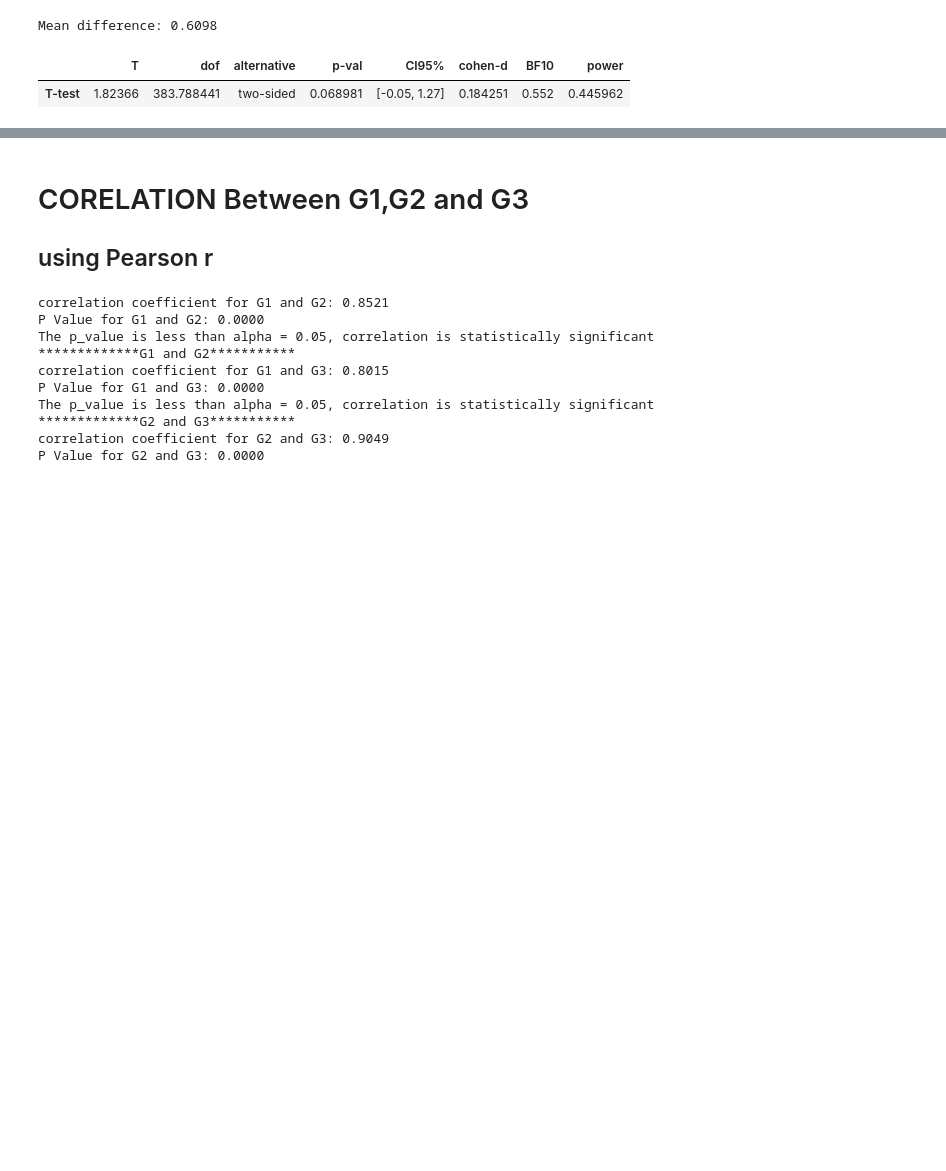
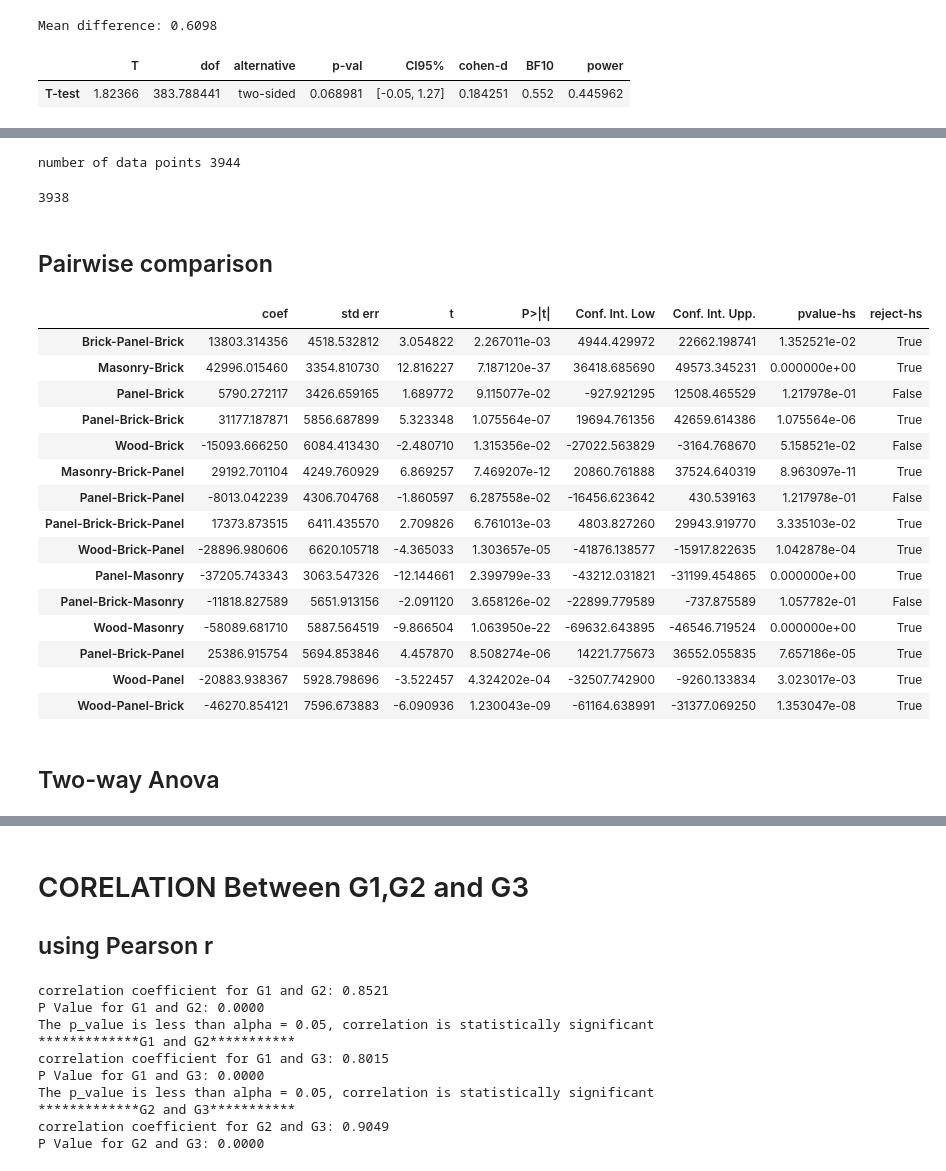
Before and after one commit to sandramwende/Statistics-in-python, a Jupyter notebook: statistics with python.ipynb, the cells around one changed output, grey strips where cells are left out. Saved outputs shown, nothing was run; the diff lists cells and outputs as text; code cells hidden in the pictures; blank space fills up the shorter version.

```diff
--- a/statistics with python.ipynb
+++ b/statistics with python.ipynb
@@ -333,0 +460,5 @@ Mean difference: 0.6098
+# %%
+model = ols('price ~ house_type', data = real_estate).fit()
+
+aov_table = sm.stats.anova_lm(model, typ=2)
+aov_table
@@ -333,0 +479,33 @@ Mean difference: 0.6098
+# %%
+print('number of data points', real_estate.shape[0])
+# %% [output]
+number of data points 3944
+# %%
+## df
+3944 - 6
+# %% [output]
+3938
+# %% [markdown]
+## Pairwise comparison
+# %%
+pair_t = model.t_test_pairwise('house_type')
+pair_t.result_frame
+# %% [output]
+|  | coef | std err | t | P>|t| | Conf. Int. Low | Conf. Int. Upp. | pvalue-hs | reject-hs |
+| Brick-Panel-Brick | 13803.314356 | 4518.532812 | 3.054822 | 2.267011e-03 | 4944.429972 | 22662.198741 | 1.352521e-02 | True |
+| Masonry-Brick | 42996.015460 | 3354.810730 | 12.816227 | 7.187120e-37 | 36418.685690 | 49573.345231 | 0.000000e+00 | True |
+| Panel-Brick | 5790.272117 | 3426.659165 | 1.689772 | 9.115077e-02 | -927.921295 | 12508.465529 | 1.217978e-01 | False |
+| Panel-Brick-Brick | 31177.187871 | 5856.687899 | 5.323348 | 1.075564e-07 | 19694.761356 | 42659.614386 | 1.075564e-06 | True |
+| Wood-Brick | -15093.666250 | 6084.413430 | -2.480710 | 1.315356e-02 | -27022.563829 | -3164.768670 | 5.158521e-02 | False |
+| Masonry-Brick-Panel | 29192.701104 | 4249.760929 | 6.869257 | 7.469207e-12 | 20860.761888 | 37524.640319 | 8.963097e-11 | True |
+| Panel-Brick-Panel | -8013.042239 | 4306.704768 | -1.860597 | 6.287558e-02 | -16456.623642 | 430.539163 | 1.217978e-01 | False |
+| Panel-Brick-Brick-Panel | 17373.873515 | 6411.435570 | 2.709826 | 6.761013e-03 | 4803.827260 | 29943.919770 | 3.335103e-02 | True |
+| Wood-Brick-Panel | -28896.980606 | 6620.105718 | -4.365033 | 1.303657e-05 | -41876.138577 | -15917.822635 | 1.042878e-04 | True |
+| Panel-Masonry | -37205.743343 | 3063.547326 | -12.144661 | 2.399799e-33 | -43212.031821 | -31199.454865 | 0.000000e+00 | True |
+| Panel-Brick-Masonry | -11818.827589 | 5651.913156 | -2.091120 | 3.658126e-02 | -22899.779589 | -737.875589 | 1.057782e-01 | False |
+| Wood-Masonry | -58089.681710 | 5887.564519 | -9.866504 | 1.063950e-22 | -69632.643895 | -46546.719524 | 0.000000e+00 | True |
+| Panel-Brick-Panel | 25386.915754 | 5694.853846 | 4.457870 | 8.508274e-06 | 14221.775673 | 36552.055835 | 7.657186e-05 | True |
+| Wood-Panel | -20883.938367 | 5928.798696 | -3.522457 | 4.324202e-04 | -32507.742900 | -9260.133834 | 3.023017e-03 | True |
+| Wood-Panel-Brick | -46270.854121 | 7596.673883 | -6.090936 | 1.230043e-09 | -61164.638991 | -31377.069250 | 1.353047e-08 | True |
+# %% [markdown]
+## Two-way Anova
```
Also changed, not shown: parts of 32 cells of this notebook, 1 other file.
